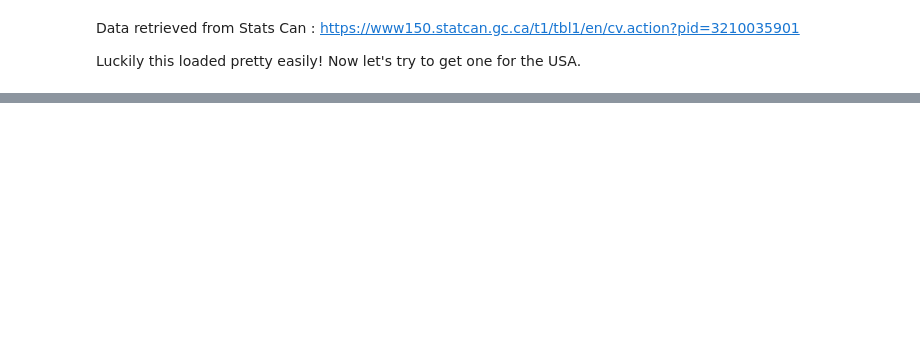
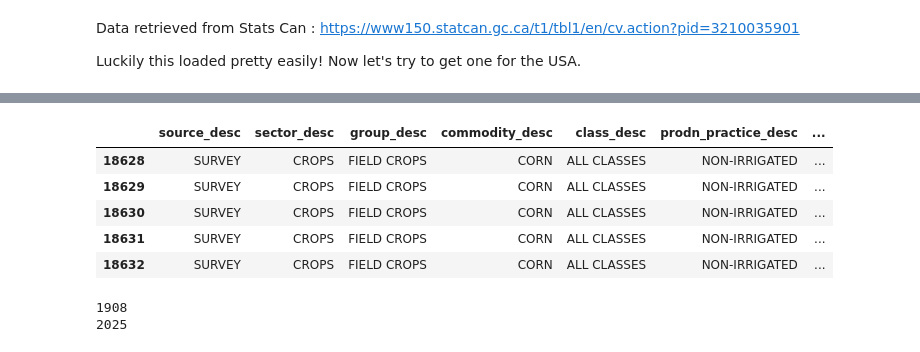
Before and after one commit to nickbartram/climate_agriculture_impact, a Jupyter notebook: main_backup.ipynb, the cells around one changed output, grey strips where cells are left out. Cells and saved outputs as stored; diff of their text form; code cells hidden in the pictures; blank space fills up the shorter version.

```diff
--- a/main_backup.ipynb
+++ b/main_backup.ipynb
@@ -611,0 +629,17 @@ TypeError: can only concatenate str (not "module") to str
+# %%
+# View USDA_df tail
+USDA_df.tail()
+# %% [output]
+|  | source_desc | sector_desc | group_desc | commodity_desc | class_desc | prodn_practice_desc | ... |
+| 18628 | SURVEY | CROPS | FIELD CROPS | CORN | ALL CLASSES | NON-IRRIGATED | ... |
+| 18629 | SURVEY | CROPS | FIELD CROPS | CORN | ALL CLASSES | NON-IRRIGATED | ... |
+| 18630 | SURVEY | CROPS | FIELD CROPS | CORN | ALL CLASSES | NON-IRRIGATED | ... |
+| 18631 | SURVEY | CROPS | FIELD CROPS | CORN | ALL CLASSES | NON-IRRIGATED | ... |
+| 18632 | SURVEY | CROPS | FIELD CROPS | CORN | ALL CLASSES | NON-IRRIGATED | ... |
+# %%
+# Check the range of years
+print(USDA_df['year'].min())
+print(USDA_df['year'].max())
+# %% [output]
+1908
+2025
```
Also changed, not shown: parts of 7 cells of this notebook.
